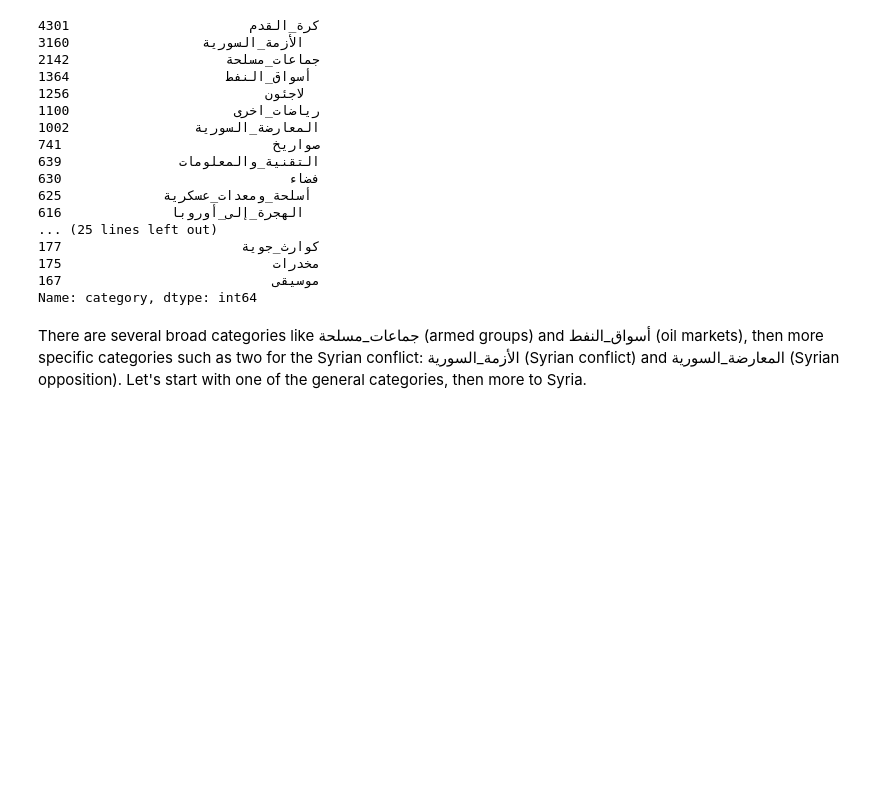
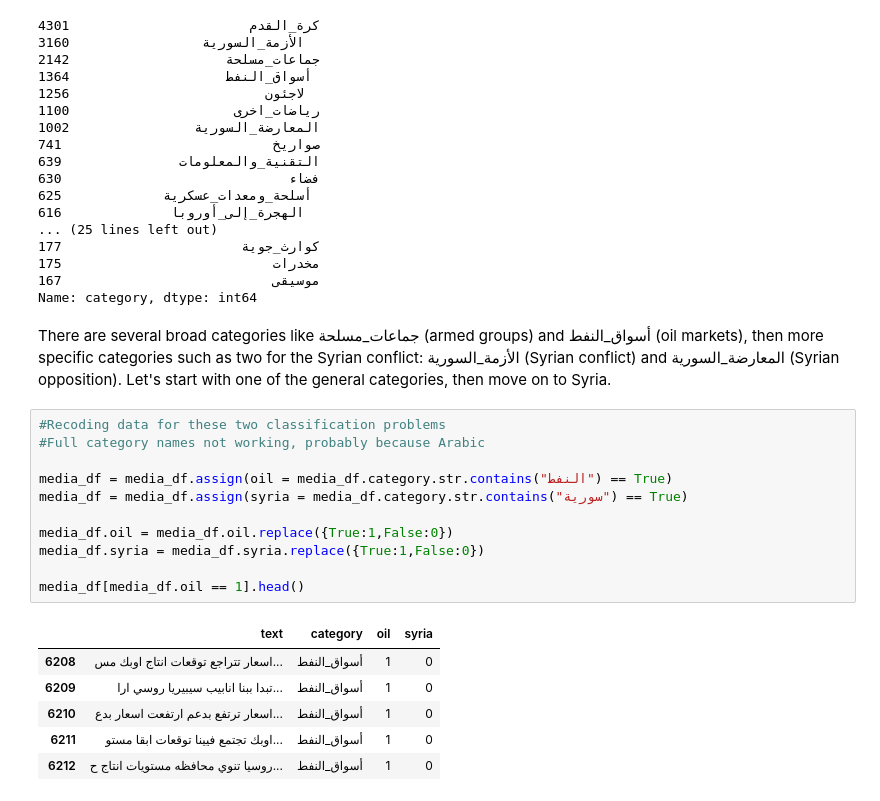
Before and after one commit to ajw-42/snorkel-testing, a Jupyter notebook: snorkel_testing_arabic_2.ipynb, the cells around one changed output. Drawn from its saved outputs; the diff is of its cells as text; blank space fills up the shorter version.

```diff
--- a/snorkel_testing_arabic_2.ipynb
+++ b/snorkel_testing_arabic_2.ipynb
@@ -38,4 +36,22 @@ media_df.category.value_counts()
 موسيقى                           167
 Name: category, dtype: int64
 # %% [markdown]
-There are several broad categories like جماعات_مسلحة (armed groups) and أسواق_النفط (oil markets), then more specific categories such as two for the Syrian conflict: الأزمة_السورية (Syrian conflict) and المعارضة_السورية (Syrian opposition). Let's start with one of the general categories, then more to Syria.
+There are several broad categories like جماعات_مسلحة (armed groups) and أسواق_النفط (oil markets), then more specific categories such as two for the Syrian conflict: الأزمة_السورية (Syrian conflict) and المعارضة_السورية (Syrian opposition). Let's start with one of the general categories, then move on to Syria.
+# %%
+#Recoding data for these two classification problems
+#Full category names not working, probably because Arabic
+
+media_df = media_df.assign(oil = media_df.category.str.contains("النفط") == True)
+media_df = media_df.assign(syria = media_df.category.str.contains("سورية") == True)
+
+media_df.oil = media_df.oil.replace({True:1,False:0})
+media_df.syria = media_df.syria.replace({True:1,False:0})
+
+media_df[media_df.oil == 1].head()
+# %% [output]
+|  | text | category | oil | syria |
+| 6208 | اسعار تتراجع توقعات انتاج اوبك مس... | أسواق_النفط | 1 | 0 |
+| 6209 | تبدا ببنا انابيب سيبيريا روسي ارا... | أسواق_النفط | 1 | 0 |
+| 6210 | اسعار ترتفع بدعم ارتفعت اسعار بدع... | أسواق_النفط | 1 | 0 |
+| 6211 | اوبك تجتمع فيينا توقعات ابقا مستو... | أسواق_النفط | 1 | 0 |
+| 6212 | روسيا تنوي محافظه مستويات انتاج ح... | أسواق_النفط | 1 | 0 |
```
Also changed, not shown: parts of 16 cells of this notebook, 2 other files.
